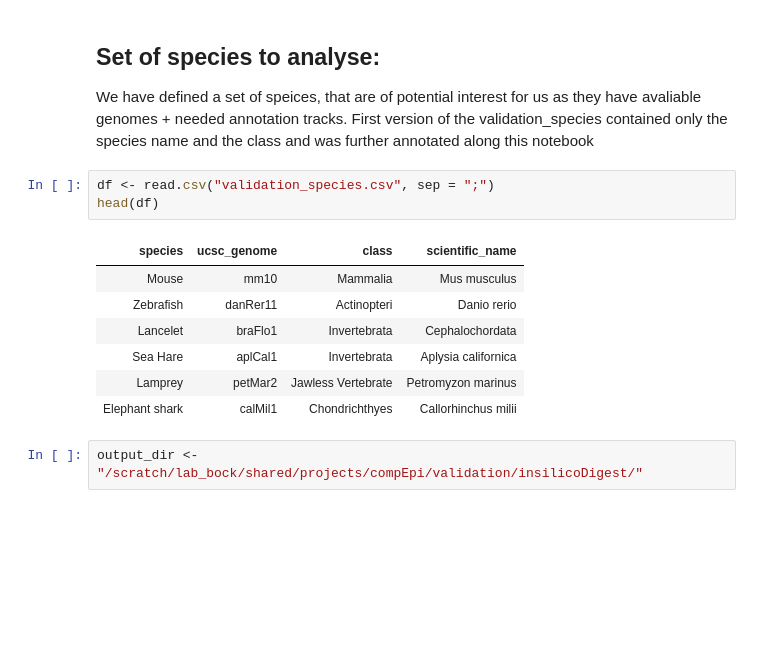
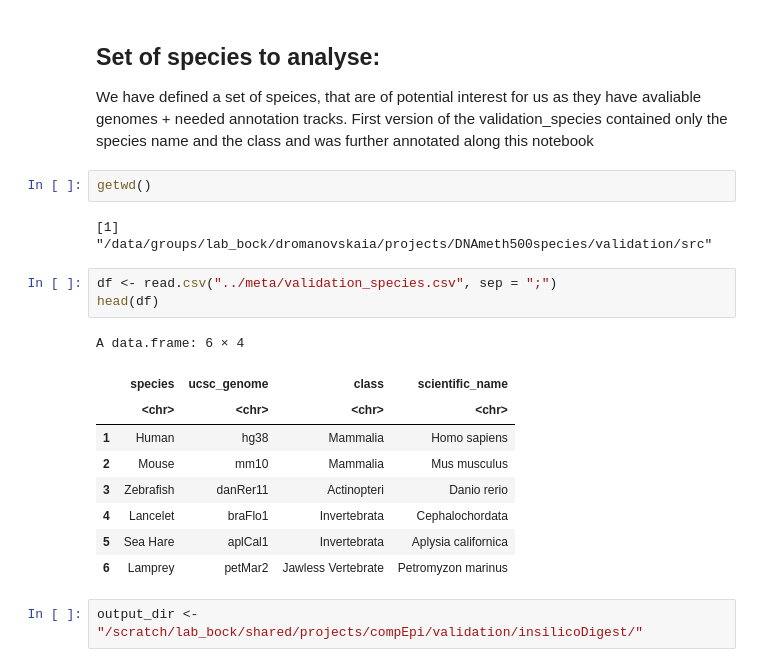
Before and after one commit to epigen/DNAmeth500species, a Jupyter notebook: validation/src/01_prepare_genomes_and_tracks.ipynb, the cells around one changed output. Cells and saved outputs as stored; diff of their text form; blank space fills up the shorter version.

```diff
--- a/validation/src/01_prepare_genomes_and_tracks.ipynb
+++ b/validation/src/01_prepare_genomes_and_tracks.ipynb
@@ -32,17 +33,23 @@ The following objects are masked from ‘package:S4Vectors’:
 
 We have defined a set of speices, that are of potential interest for us as they have avaliable genomes + needed annotation tracks.
 First version of the validation_species contained only the species name and the class and was further annotated along this notebook
+# %%
+getwd()
+# %% [output]
+[1] "/data/groups/lab_bock/dromanovskaia/projects/DNAmeth500species/validation/src"
 # %%
-df <- read.csv("validation_species.csv", sep = ";")
+df <- read.csv("../meta/validation_species.csv", sep = ";")
 head(df)
 # %% [output]
+A data.frame: 6 × 4
-| species | ucsc_genome | class | scientific_name |
-| Mouse | mm10 | Mammalia | Mus musculus |
-| Zebrafish | danRer11 | Actinopteri | Danio rerio |
-| Lancelet | braFlo1 | Invertebrata | Cephalochordata |
-| Sea Hare | aplCal1 | Invertebrata | Aplysia californica |
-| Lamprey | petMar2 | Jawless Vertebrate | Petromyzon marinus |
-| Elephant shark | calMil1 | Chondrichthyes | Callorhinchus milii |
+|  | species | ucsc_genome | class | scientific_name |
+|  | <chr> | <chr> | <chr> | <chr> |
+| 1 | Human | hg38 | Mammalia | Homo sapiens |
+| 2 | Mouse | mm10 | Mammalia | Mus musculus |
+| 3 | Zebrafish | danRer11 | Actinopteri | Danio rerio |
+| 4 | Lancelet | braFlo1 | Invertebrata | Cephalochordata |
+| 5 | Sea Hare | aplCal1 | Invertebrata | Aplysia californica |
+| 6 | Lamprey | petMar2 | Jawless Vertebrate | Petromyzon marinus |
 # %%
 output_dir <- "/scratch/lab_bock/shared/projects/compEpi/validation/insilicoDigest/"
 # %% [markdown]
```
Also changed, not shown: parts of 34 cells of this notebook, 7 other files.
